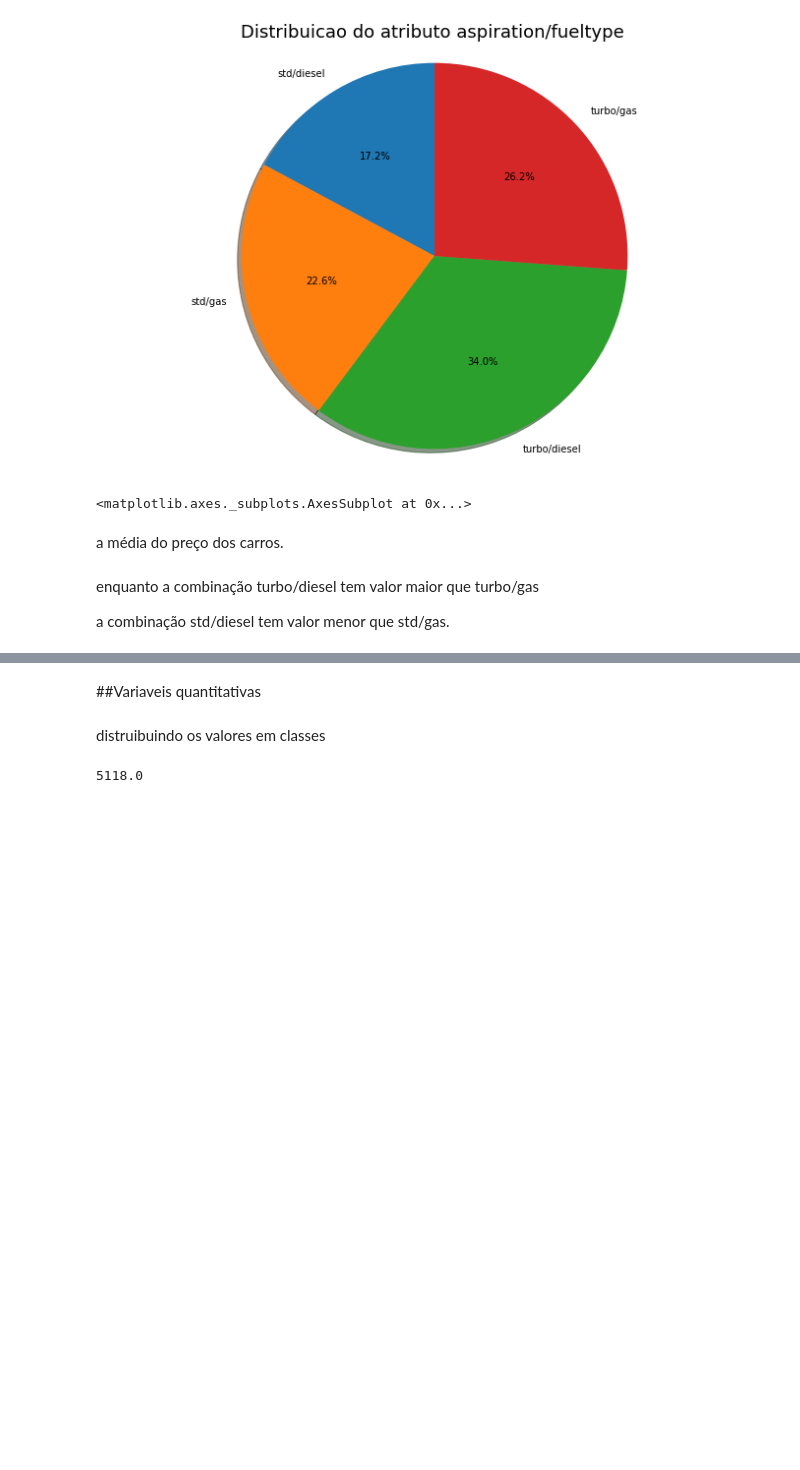
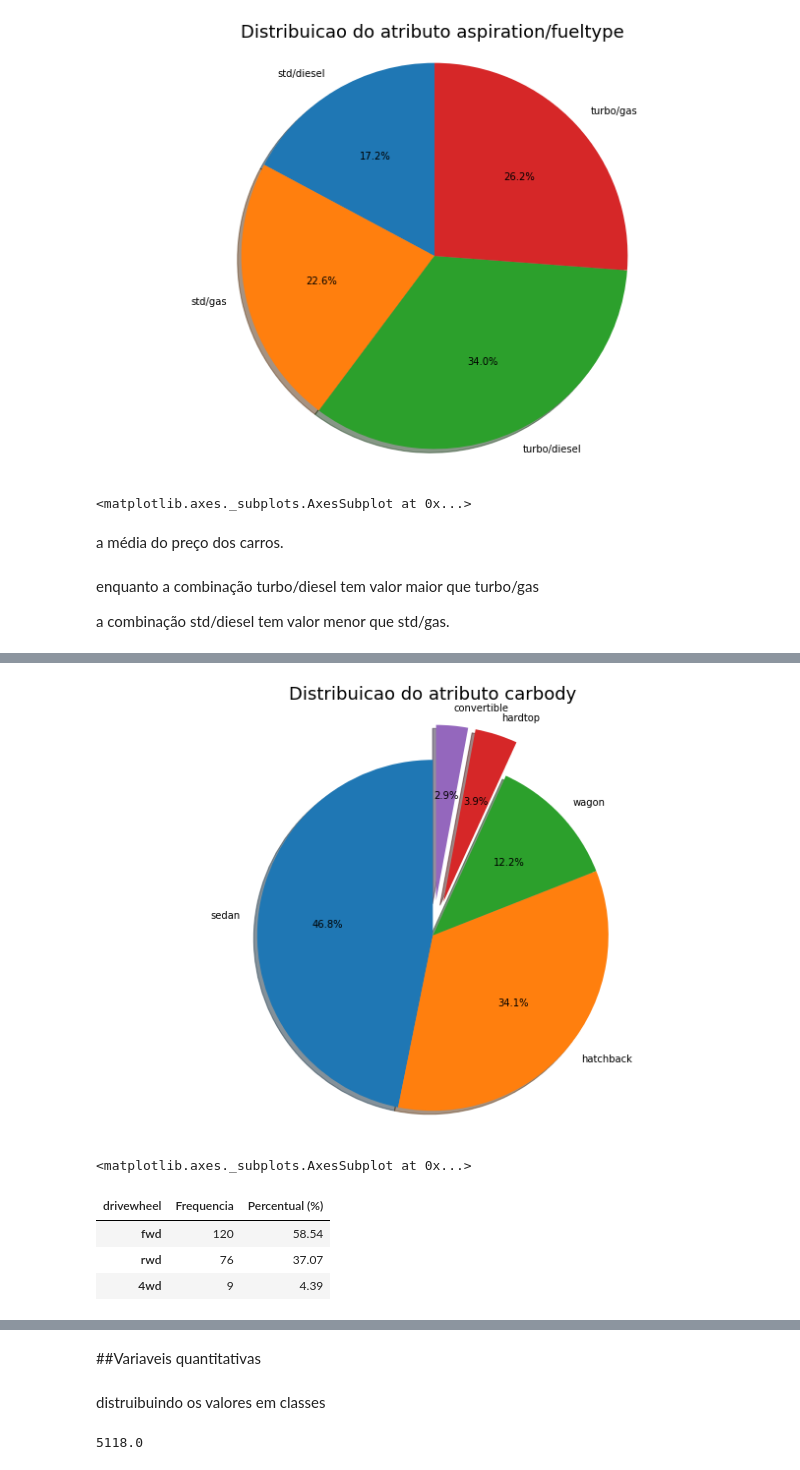
Before and after one commit to PAndersonSB/Introducao-Datascience, a Jupyter notebook: Data_Science_Projeto_1.ipynb, the cells around one changed output, grey strips where cells are left out. Saved outputs shown, nothing was run; the diff lists cells and outputs as text; code cells hidden in the pictures; blank space fills up the shorter version.

```diff
--- a/Data_Science_Projeto_1.ipynb
+++ b/Data_Science_Projeto_1.ipynb
@@ -288,0 +310,12 @@ a combinação std/diesel tem valor menor que std/gas.
+# %%
+graf_pizza(distruibuicao_de_frequencia('carbody') , 'carbody', (0,0,0,0.2,0.2))
+# %% [output]
+[figure, added]
+<matplotlib.axes._subplots.AxesSubplot at 0x...>
+# %%
+distruibuicao_de_frequencia('drivewheel')
+# %% [output]
+| drivewheel | Frequencia | Percentual (%) |
+| fwd | 120 | 58.54 |
+| rwd | 76 | 37.07 |
+| 4wd | 9 | 4.39 |
```
Also changed, not shown: parts of 14 cells of this notebook.
